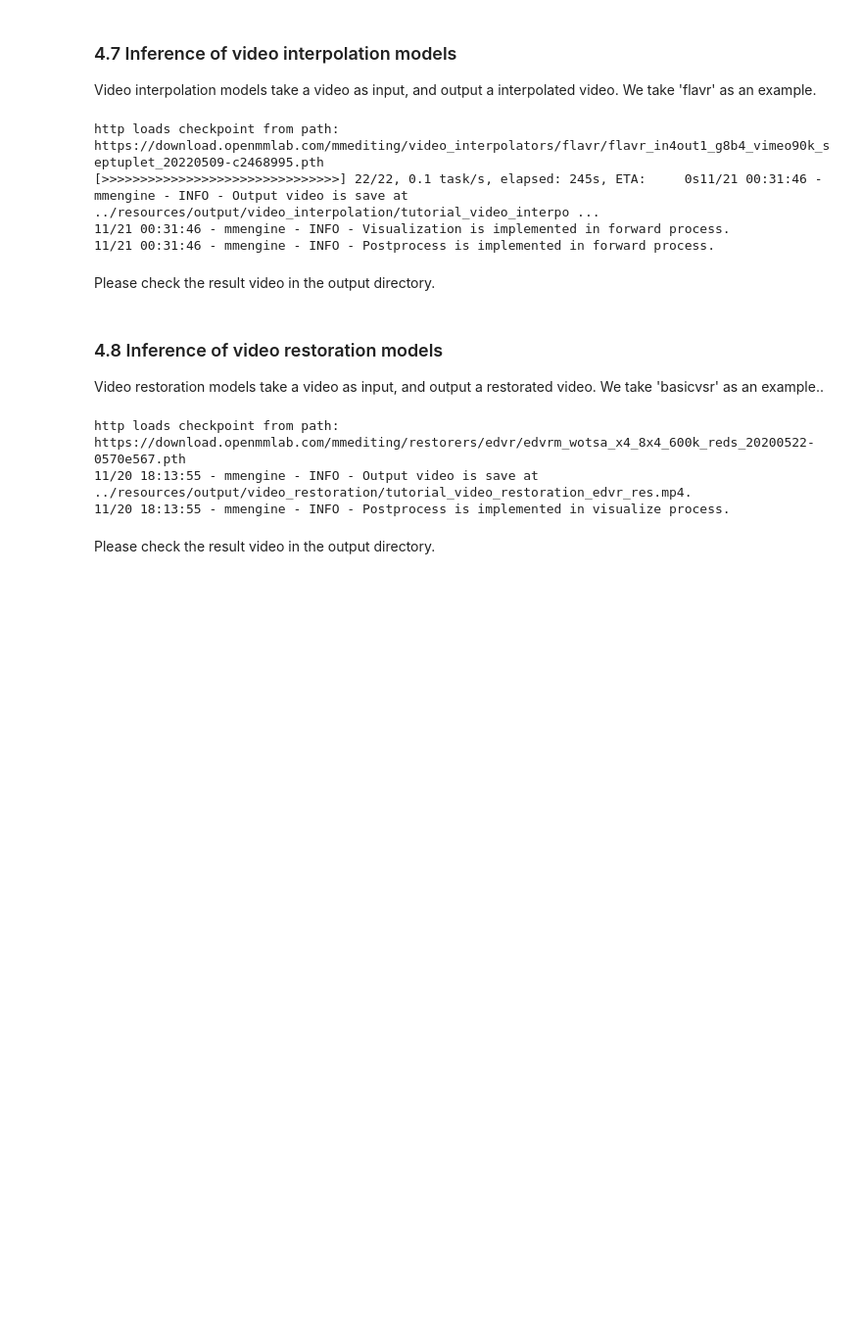
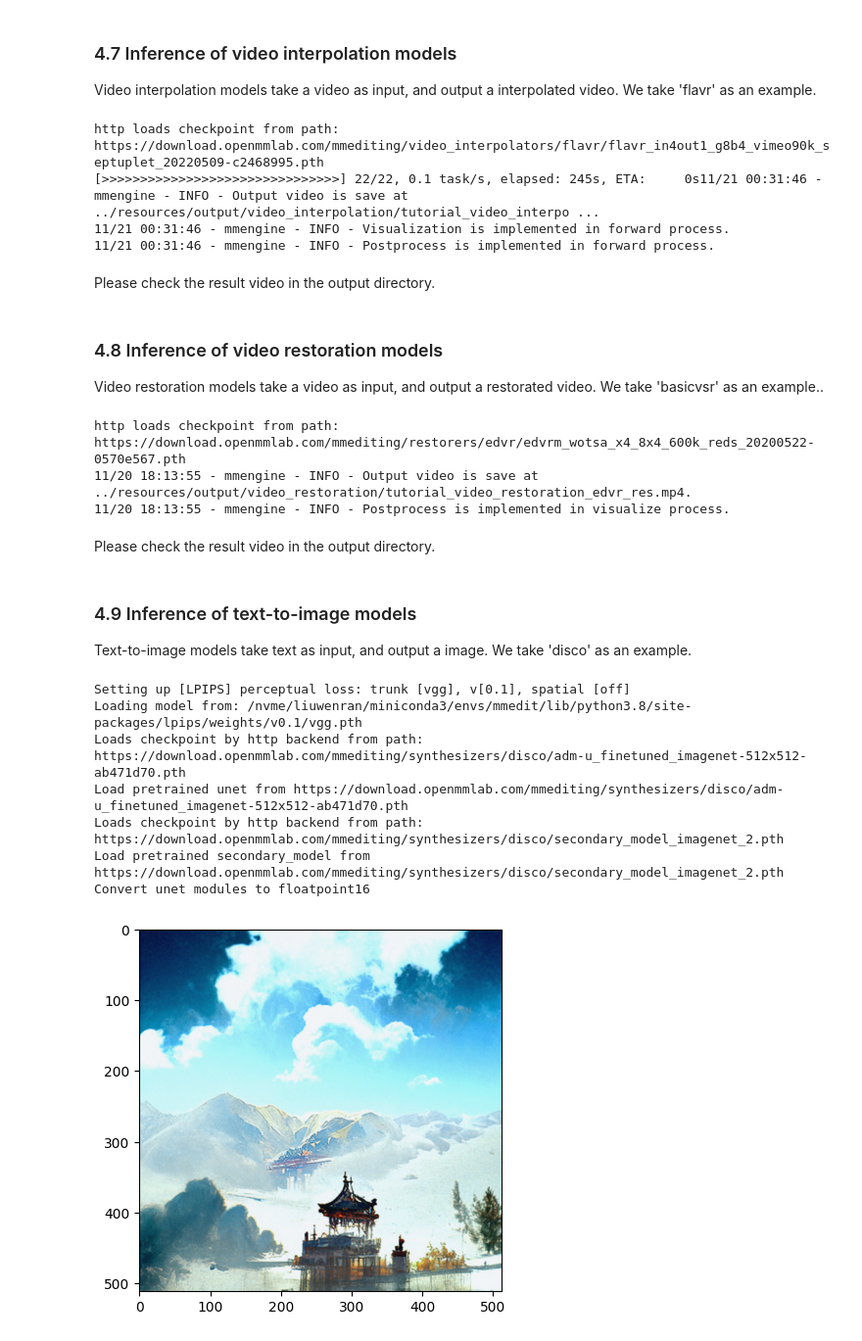
Before and after one commit to open-mmlab/mmagic, a Jupyter notebook: demo/mmediting_inference_tutorial.ipynb, the cells around one changed output. Shown at 98% size. Drawn from its saved outputs; the diff is of its cells as text; code cells hidden in the pictures; blank space fills up the shorter version.

```diff
--- a/demo/mmediting_inference_tutorial.ipynb
+++ b/demo/mmediting_inference_tutorial.ipynb
@@ -486,3 +482,36 @@ http loads checkpoint from path: https://download.openmmlab.com/mmediting/restor
 11/20 18:13:55 - mmengine - INFO - Postprocess is implemented in visualize process.
 # %% [markdown]
 Please check the result video in the output directory.
+# %% [markdown]
+### 4.9 Inference of text-to-image models
+
+Text-to-image models take text as input, and output a image. We take 'disco' as an example.
+# %%
+import mmcv
+import matplotlib.pyplot as plt
+from mmedit.edit import MMEdit
+from mmengine import mkdir_or_exist
+
+# Create a MMEdit instance and infer
+editor = MMEdit(model_name='disco')
+text_prompts = {
+    0: [
+        'clouds surround the mountains and Chinese palaces,sunshine,lake,overlook,overlook,unreal engine,light effect,Dream，Greg Rutkowski,James Gurney,artstation'
+    ]
+}
+result_out_dir = '../resources/output/text2image/tutorial_text2image_disco_res.png'
+editor.infer(text=text_prompts, result_out_dir=result_out_dir)
+
+# plot the result image
+img = mmcv.imread(result_out_dir)
+plt.imshow(mmcv.bgr2rgb(img))
+plt.show()
+# %% [output]
+Setting up [LPIPS] perceptual loss: trunk [vgg], v[0.1], spatial [off]
+Loading model from: /nvme/liuwenran/miniconda3/envs/mmedit/lib/python3.8/site-packages/lpips/weights/v0.1/vgg.pth
+Loads checkpoint by http backend from path: https://download.openmmlab.com/mmediting/synthesizers/disco/adm-u_finetuned_imagenet-512x512-ab471d70.pth
+Load pretrained unet from https://download.openmmlab.com/mmediting/synthesizers/disco/adm-u_finetuned_imagenet-512x512-ab471d70.pth
+Loads checkpoint by http backend from path: https://download.openmmlab.com/mmediting/synthesizers/disco/secondary_model_imagenet_2.pth
+Load pretrained secondary_model from https://download.openmmlab.com/mmediting/synthesizers/disco/secondary_model_imagenet_2.pth
+Convert unet modules to floatpoint16
+[figure, added]
```
Also changed, not shown: parts of 3 cells of this notebook, 1 other file.
